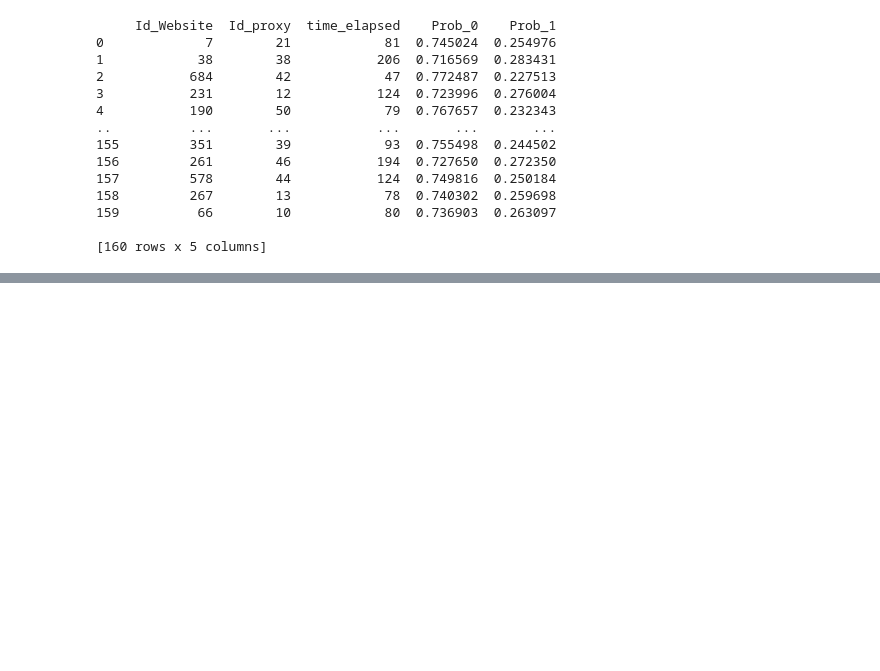
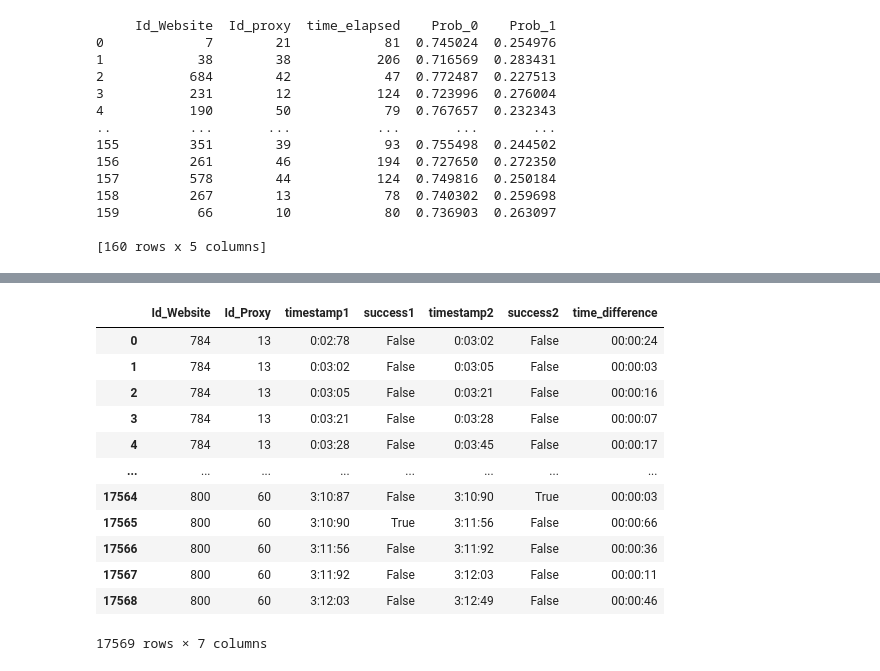
Before and after one commit to aomine92z/Smart-Proxy-Provider-SQL, a Jupyter notebook: model/time-series-model.ipynb, the cells around one changed output, grey strips where cells are left out. Cells and saved outputs as stored; diff of their text form; code cells hidden in the pictures; blank space fills up the shorter version.

```diff
--- a/model/time-series-model.ipynb
+++ b/model/time-series-model.ipynb
@@ -809,0 +944,19 @@ print("Matrice de confusion :\n", confusion_mat)
+# %%
+df_test = pd.read_csv("test_data.csv", delimiter=",")
+df_test = df_test.drop(df_test.columns[df_test.columns.str.contains('Unnamed')], axis= 1)
+
+df_test
+# %% [output]
+|  | Id_Website | Id_Proxy | timestamp1 | success1 | timestamp2 | success2 | time_difference |
+| 0 | 784 | 13 | 0:02:78 | False | 0:03:02 | False | 00:00:24 |
+| 1 | 784 | 13 | 0:03:02 | False | 0:03:05 | False | 00:00:03 |
+| 2 | 784 | 13 | 0:03:05 | False | 0:03:21 | False | 00:00:16 |
+| 3 | 784 | 13 | 0:03:21 | False | 0:03:28 | False | 00:00:07 |
+| 4 | 784 | 13 | 0:03:28 | False | 0:03:45 | False | 00:00:17 |
+| ... | ... | ... | ... | ... | ... | ... | ... |
+| 17564 | 800 | 60 | 3:10:87 | False | 3:10:90 | True | 00:00:03 |
+| 17565 | 800 | 60 | 3:10:90 | True | 3:11:56 | False | 00:00:66 |
+| 17566 | 800 | 60 | 3:11:56 | False | 3:11:92 | False | 00:00:36 |
+| 17567 | 800 | 60 | 3:11:92 | False | 3:12:03 | False | 00:00:11 |
+| 17568 | 800 | 60 | 3:12:03 | False | 3:12:49 | False | 00:00:46 |
+17569 rows × 7 columns
```
Also changed, not shown: parts of 14 cells of this notebook, 10 other files.
